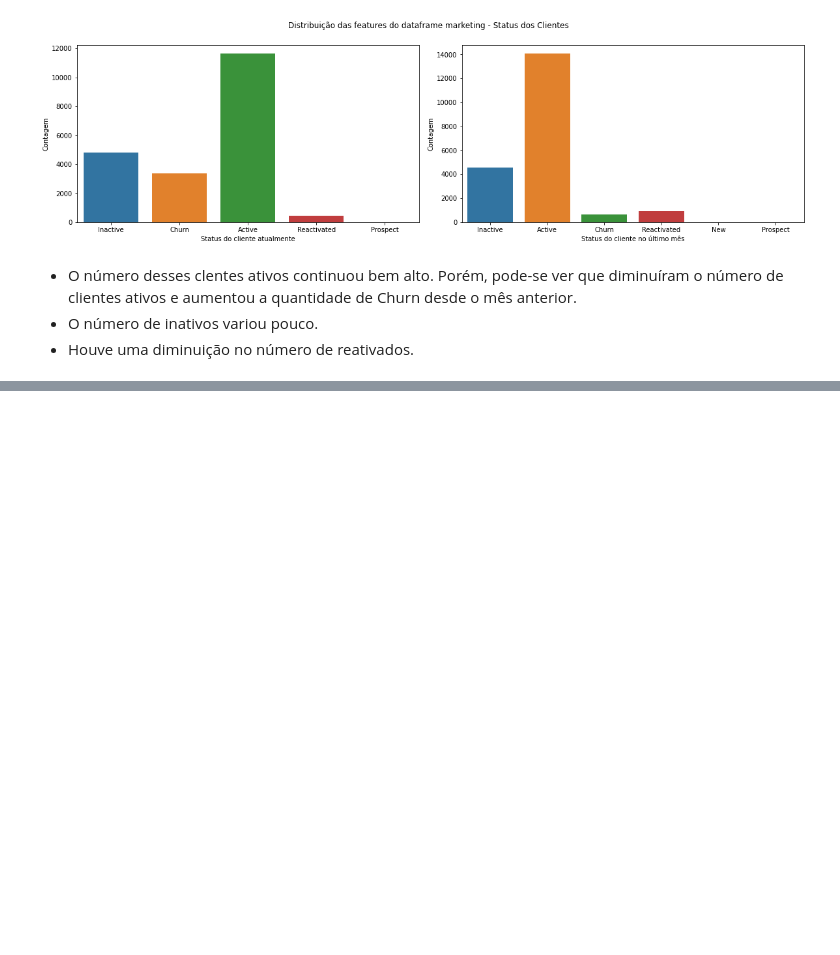
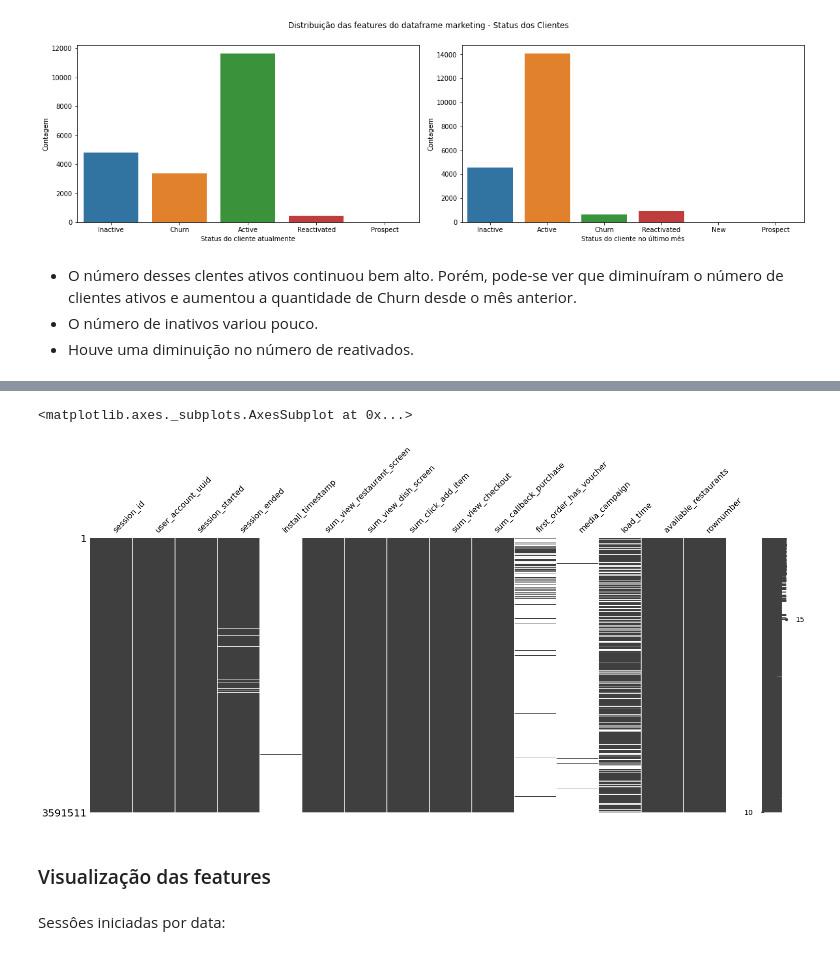
Before and after one commit to casjunior93/Desafio-Tera---Clusteriza-o, a Jupyter notebook: Desafio_Tera_e_Ifood_Clusterização.ipynb, the cells around one changed output, grey strips where cells are left out. Cells and saved outputs as stored; diff of their text form; code cells hidden in the pictures; blank space fills up the shorter version.

```diff
--- a/Desafio_Tera_e_Ifood_Clusterização.ipynb
+++ b/Desafio_Tera_e_Ifood_Clusterização.ipynb
@@ -366,0 +457,9 @@ plt.show();
+# %%
+msno.matrix(sessoes)
+# %% [output]
+<matplotlib.axes._subplots.AxesSubplot at 0x...>
+[figure, added]
+# %% [markdown]
+### Visualização das features
+# %% [markdown]
+Sessôes iniciadas por data:
```
Also changed, not shown: parts of 33 cells of this notebook.
